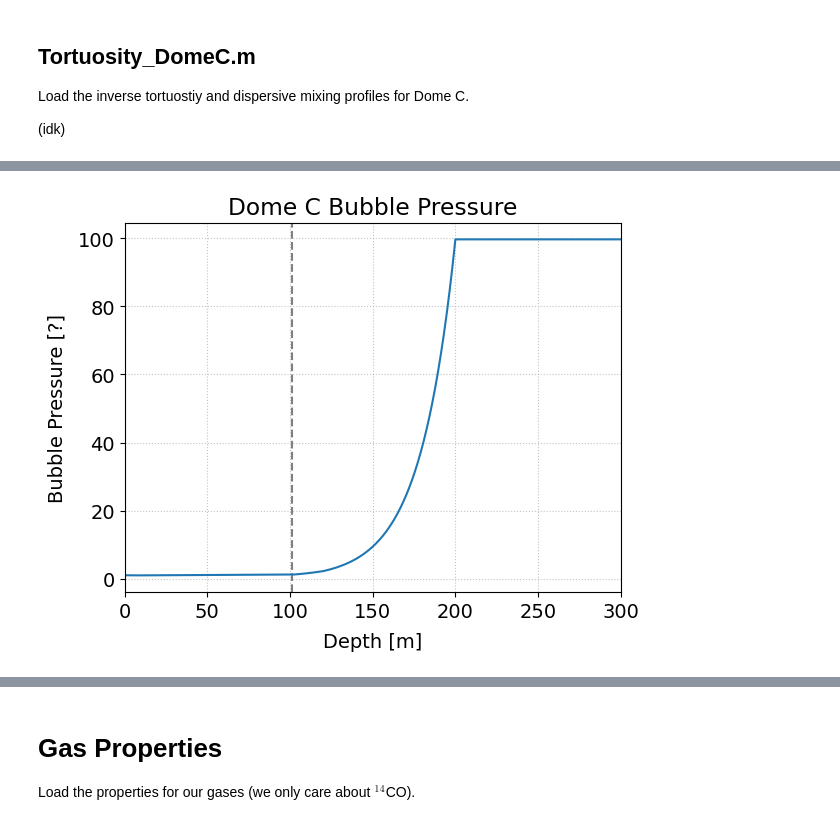
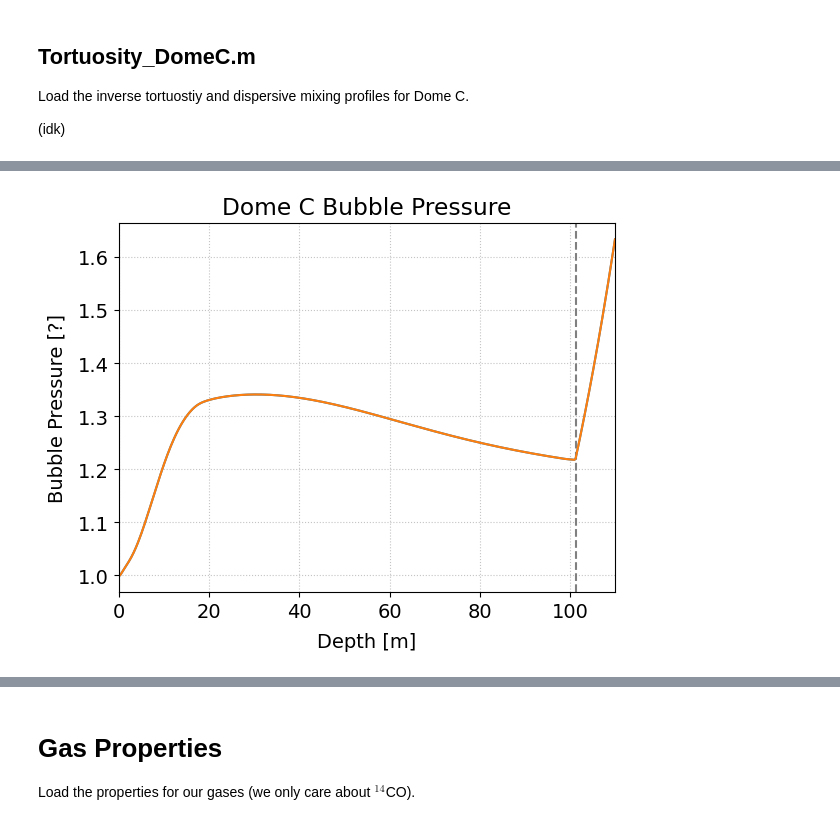
Before and after one commit to 14CO/In-Situ-14C, a Jupyter notebook: Firn Model.ipynb, the cells around one changed output, grey strips where cells are left out. Cells and saved outputs as stored; diff of their text form; code cells hidden in the pictures.

Commit message:
Firn Model Tensors

```diff
--- a/Firn Model.ipynb
+++ b/Firn Model.ipynb
@@ -91,10 +112,12 @@ Presented below is a one-to-one conversion of Firn_model_v5_cosmo_DomeC.m and an
 Setup parameters for Space Mesh, Time Mesh, and atmospheric $^{14}$CO concentration.
 # %%
 dz = 0.25 #m
-z_end = 300 #110 #m
+#z_end = 300 #110 #m
+z_end = runMat['z_end'][0,0]
 
 dt = 0.01 #yrs
-t_end = 8000 #yrs
+#t_end = 8000 #yrs
+t_end = runMat['t_end'][0,0]
 t_resol = 0.5 #yrs
 # %%
 # Constant 14CO atmospheric concentration
@@ -113,7 +137,8 @@ N_over = 20 # points below close-off depth
 
 pressure = 65800 # air pressure (Pa)
 T = 273.15-54 # Temp (K)
-Acc = 0.033 # Accumulation rate (meters of ice / yr)
+#Acc = 0.033 # Accumulation rate (meters of ice / yr)
+Acc = runMat['Acc'][0,0]
 
 Lockin = 96 #lock-in depth
 Closeoff = 100 # close-off depth
@@ -160,7 +185,7 @@ $$s_o(z) = s(z) - s_c(z)$$
 rho_ice = 0.9165 - (T-273.15)*1.4438e-4 - (T-273.15)**2 * 1.5175e-7 # Schwander et al.
 rho_co = 0.833 # density at close off depth? idk
 
-dens = np.array(pd.read_csv('Firn_Model_Density_DomeC.csv'))
+dens = np.array(pd.read_csv('Firn_Model_Density_DomeC.csv', header=None))
 
 # starting at 120m, exponential decay towards rho_ice
 dens = np.concatenate((dens[:-1], np.array([np.arange(dens[-1,0], 200+1e-10, 0.2), ( dens[-1,1] + (rho_ice - dens[-1,1]) * (1-np.exp(-0.047 * (np.arange(dens[-1,0], 200+1e-10, 0.2) - 120))))]).T), axis=0)
@@ -296,13 +353,16 @@ v_ice = Acc * rho_ice / rho # downwards ice velocity
 strain = smoothdiff( np.log(v_ice), dz ) # d log(v_ice) / dz
 
 #t = time()
-#bubble_pres[:teller_co+1] = np.array([np.sum([dscl[j] * C[j] * s[j]/s[i] * (1 + np.trapezoid(strain[j:i+1], dx=dz)) for j in range(i+1)]) / np.sum([dscl[j] for j in range(i+1)]) for i in range(teller_co+1)])
+#bubble_pres[:teller_co+1] = np.array([np.sum([dscl[j] * C[j] * s[j]/s[i] / (1 + np.trapezoid(strain[j:i+1], dx=dz)) for j in range(i+1)]) / np.sum([dscl[j] for j in range(i+1)]) for i in range(teller_co+1)])
+#bubble_pres[:teller_co+1] = [(sum([dscl[j]*C[j]*(s[j]/s[i])/(1+np.trapezoid(strain[j:i+1],dx=dz)) for j in range(i+1)]))/(sum([dscl[j] for j in range(i+1)])) for i in range(teller_co+1)]
 #print(time()-t)
 
 #t = time()
-#strainsum = scipy.integrate.cumulative_trapezoid(strain, dx=dz, initial=0)
-strainsum = np.log(v_ice)
-bubble_pres = dz*(np.cumsum(dscl*C*s)*(1+strainsum) - np.cumsum(dscl*C*s*strainsum))/(s_closed-s_closed[0])/s
+strainsum = scipy.integrate.cumulative_trapezoid(strain, dx=dz, initial=0)
+#strainsum = np.log(v_ice)
+#bubble_pres = dz*(np.cumsum(dscl*C*s)*(1+strainsum) - np.cumsum(dscl*C*s*strainsum))/(s_closed-s_closed[0])/s
+i = np.arange(len(z))
+bubble_pres = np.sum((dscl * C * s)[None,:] * dz / (1+strainsum[:,None]-strainsum[None,:]) * (i[None,:]<=i[:,None]), axis=-1)/(s*(s_closed-s_closed[0]))
 #print(time()-t)
 
 # integrating the bubble pressure from the surface down to the close-off depth?
@@ -322,10 +382,11 @@ air_content = 1000 * bubble_pres[teller_co+1] * s_closed[teller_co+1] * pressure
 # %%
 plt.axvline(z[teller_co], c='grey', ls='--')
 plt.plot(z, bubble_pres)
+plt.plot(runMat['z'], runMat['bubble_pres'])
 plt.xlim(z[0],z[-1])
 plt.xlabel('Depth [m]')
 plt.ylabel('Bubble Pressure [?]')
 plt.title('Dome C Bubble Pressure')
 plt.show()
 # %% [output]
-[figure, old version]
+[figure, new version]
```
Also changed, not shown: parts of 54 cells of this notebook, 3 other files.
